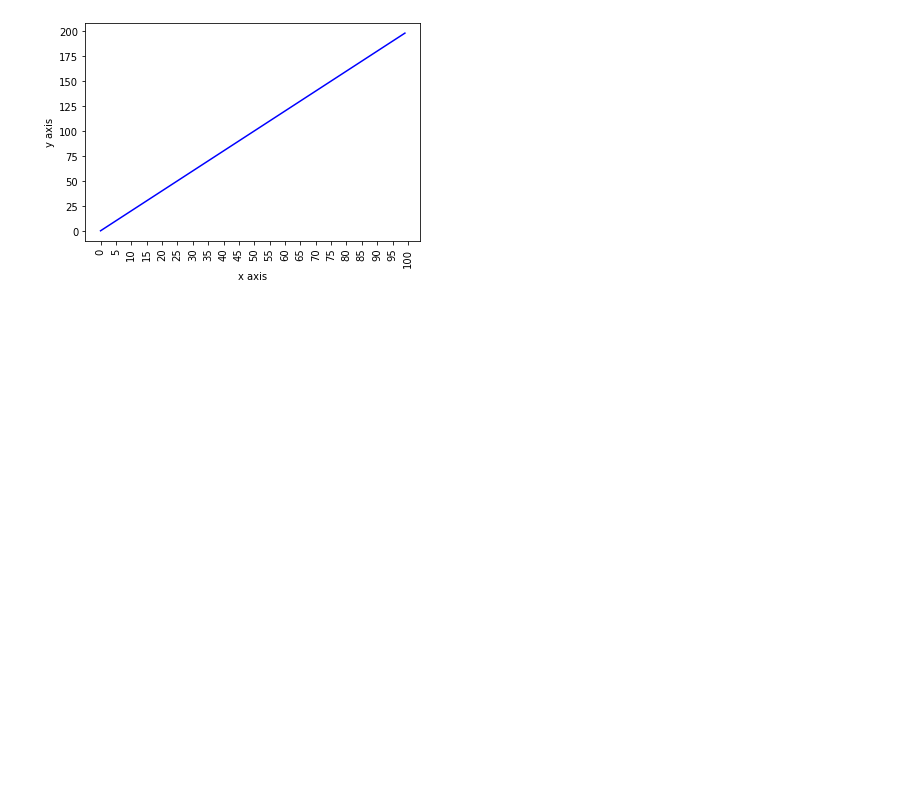
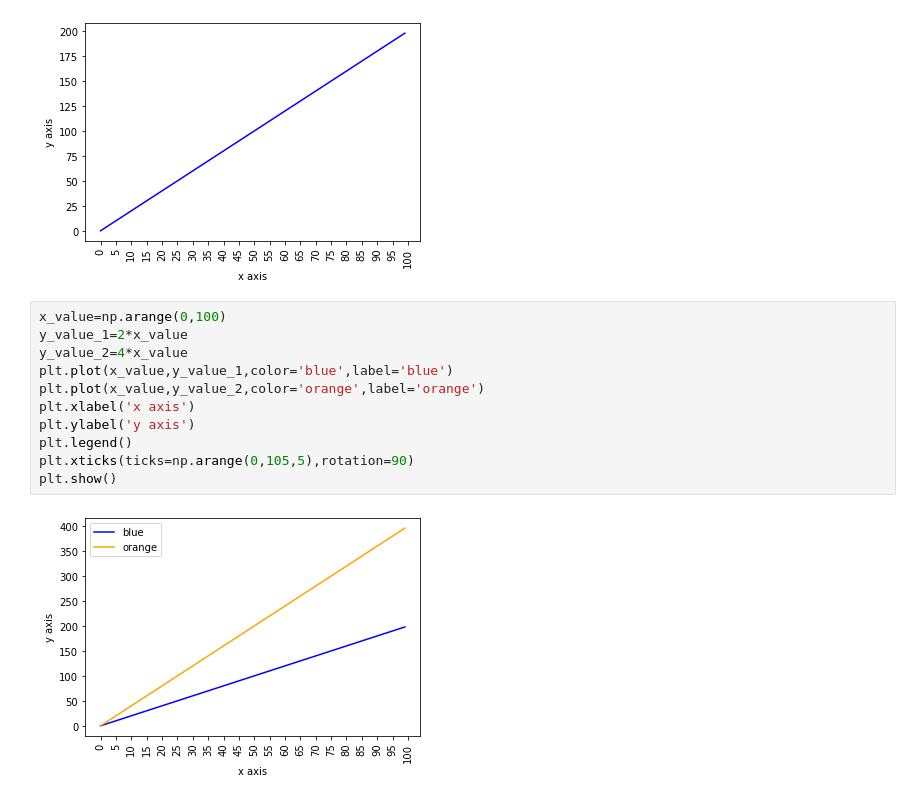
Before and after one commit to hyerim02/ML, a Jupyter notebook: CH10 시각화-1.ipynb, the cells around one changed output. Drawn from its saved outputs; the diff is of its cells as text; blank space fills up the shorter version.

```diff
--- a/CH10 시각화.ipynb
+++ b/CH10 시각화-1.ipynb
@@ -101,3 +101,16 @@ plt.xticks(ticks=np.arange(0,105,5),rotation=90)
 plt.show()
 # %% [output]
 [figure]
+# %%
+x_value=np.arange(0,100)
+y_value_1=2*x_value
+y_value_2=4*x_value
+plt.plot(x_value,y_value_1,color='blue',label='blue')
+plt.plot(x_value,y_value_2,color='orange',label='orange')
+plt.xlabel('x axis')
+plt.ylabel('y axis')
+plt.legend()
+plt.xticks(ticks=np.arange(0,105,5),rotation=90)
+plt.show()
+# %% [output]
+[figure, added]
```
Also changed, not shown: parts of 9 cells of this notebook.
